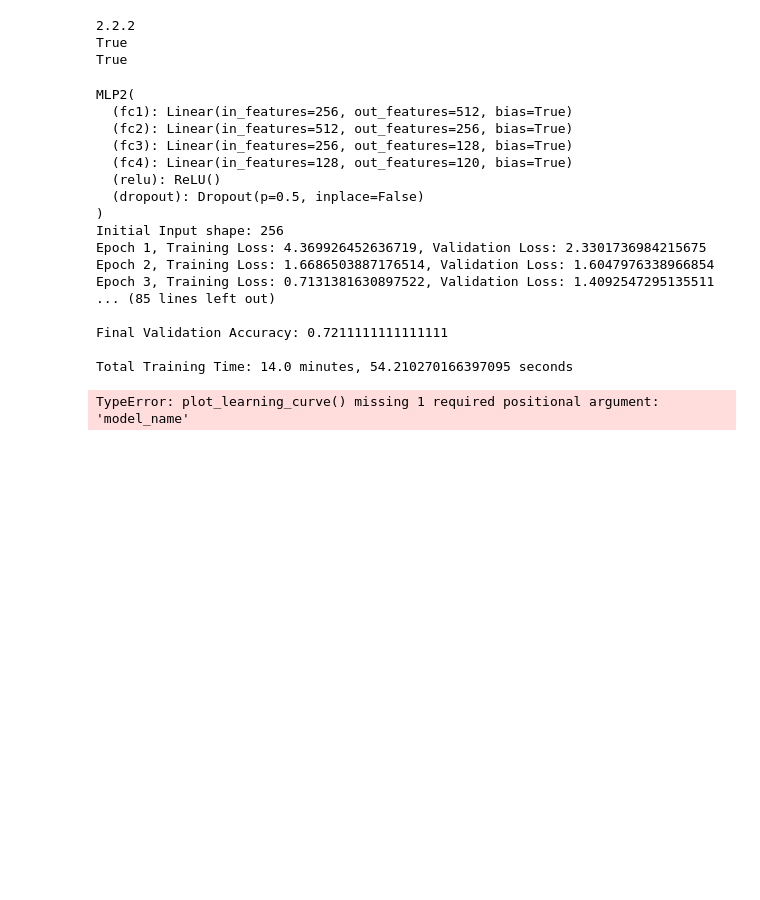
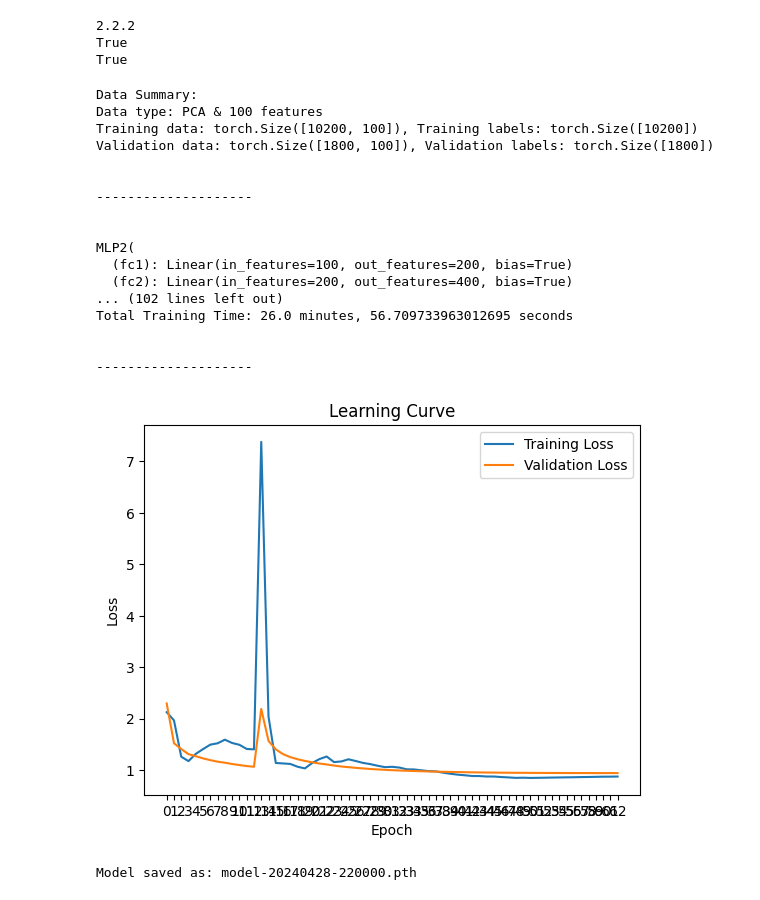
Before and after one commit to realtomkwok/info911-project, a Jupyter notebook: mlp.ipynb, the cells around one changed output. Drawn from its saved outputs; the diff is of its cells as text; code cells hidden in the pictures; blank space fills up the shorter version.

```diff
--- a/mlp.ipynb
+++ b/mlp.ipynb
@@ -405,6 +468,10 @@ def train_model(model_loader, validation_loader, num_epoch):
 
     # Record the start time
     start_time = time.time()
+
+    # Empty lists to store the loss values and validation loss values
+    loss_values = []
+    val_loss_values = []
 
     for epoch in range(num_epoch): # 10 epochs
         for i, (inputs, labels) in enumerate(model_loader):
@@ -433,6 +500,8 @@ def train_model(model_loader, validation_loader, num_epoch):
     end_time = time.time()
     used_time = end_time - start_time
     print('Finished Training')
+
+    print_seperator()
 
     # Summary of the model
     print("-" * 50)
@@ -463,6 +532,8 @@ def train_model(model_loader, validation_loader, num_epoch):
 
     # Total time taken for training
     print(f"\nTotal Training Time: {used_time // 60} minutes, {used_time % 60} seconds")
+
+    print_seperator()
 # %%
 # Visualize the loss values
 # %pip install matplotlib
@@ -534,38 +579,67 @@ valid_loader = DataLoader(valid_data)
+# %%
+# Prepare the data for MLP
+# Convert the data to tensors for training
+
+def load_data(X_train, X_valid, y_train, y_valid):
+    # Training
+    X_train_tensor = torch.tensor(X_train)
+    y_train_tensor = torch.tensor(y_train)
+    train_data = TensorDataset(X_train_tensor, y_train_tensor)
+    train_loader = DataLoader(train_data)
+
+    # Validation
+    X_valid_tensor = torch.tensor(X_valid)
+    y_valid_tensor = torch.tensor(y_valid)
+    valid_data = TensorDataset(X_valid_tensor, y_valid_tensor)
+    valid_loader = DataLoader(valid_data)
+
+    # Print a summary of loaded data
+    print("Data Summary:")
+    print(f"Data type: PCA & {k} features")
+    print(f"Training data: {X_train_tensor.shape}, Training labels: {y_train_tensor.shape}")
+    print(f"Validation data: {X_valid_tensor.shape}, Validation labels: {y_valid_tensor.shape}")
+    print_seperator()
+
+    return train_loader, valid_loader
 # %%
-# PCA
 # Create an instance of the model, and define the loss function and optimizer
-model = MLP2(256)
+model = MLP2(100, 200, 400, 200, 120)       # features
 criterion = nn.CrossEntropyLoss() # Loss function: Cross-entropy loss
 optimizer = optim.Adam(model.parameters(), lr=0.001, weight_decay=0.01)  # Add weight decay for L2 regularization
 scheduler = optim.lr_scheduler.ExponentialLR(optimizer, gamma=0.9)  # Add learning rate
 
 # Train the model
-train_model(train_loader_pca, valid_loader_pca, 50)
+train_loader, valid_loader = load_data(X_train_pca_fs, X_valid_pca_fs, y_train, y_valid)    # Using PCA & feature selection
+# train_loader, valid_loader = load_data(X_train_pca, X_valid_pca, y_train, y_valid)    # Using PCA
+# train_loader, valid_loader = load_data(X_train_sclr, X_valid_sclr, y_train, y_valid)  # Using all features
+
+train_model(train_loader, valid_loader, 50)
 
 time_str = time.strftime("%Y%m%d-%H%M%S")
-model_name = f"model_pca-{time_str}.pth"
+model_name = f"model-{time_str}.pth"
 # Visualize the loss values
 plot_learning_curve(loss_values, val_loss_values, model_name)
 
 # Save the model for validation and future use
 torch.save(model.state_dict(), model_name)
 print(f"Model saved as: {model_name}")
 # %% [output]
+Data Summary:
+Data type: PCA & 100 features
+Training data: torch.Size([10200, 100]), Training labels: torch.Size([10200])
+Validation data: torch.Size([1800, 100]), Validation labels: torch.Size([1800])
+
+
+--------------------
+
+
 MLP2(
-  (fc1): Linear(in_features=256, out_features=512, bias=True)
-  (fc2): Linear(in_features=512, out_features=256, bias=True)
-  (fc3): Linear(in_features=256, out_features=128, bias=True)
-  (fc4): Linear(in_features=128, out_features=120, bias=True)
-  (relu): ReLU()
-  (dropout): Dropout(p=0.5, inplace=False)
-)
-Initial Input shape: 256
-Epoch 1, Training Loss: 4.369926452636719, Validation Loss: 2.3301736984215675
-Epoch 2, Training Loss: 1.6686503887176514, Validation Loss: 1.6047976338966854
-Epoch 3, Training Loss: 0.7131381630897522, Validation Loss: 1.4092547295135511
-... (85 lines left out)
+  (fc1): Linear(in_features=100, out_features=200, bias=True)
+  (fc2): Linear(in_features=200, out_features=400, bias=True)
+... (102 lines left out)
+Total Training Time: 26.0 minutes, 56.709733963012695 seconds
 
-Final Validation Accuracy: 0.7211111111111111
 
-Total Training Time: 14.0 minutes, 54.210270166397095 seconds
+--------------------
+[figure, added]
-TypeError: plot_learning_curve() missing 1 required positional argument: 'model_name'
+Model saved as: model-20240428-220000.pth
```
Also changed, not shown: parts of 24 cells of this notebook, 12 other files.
